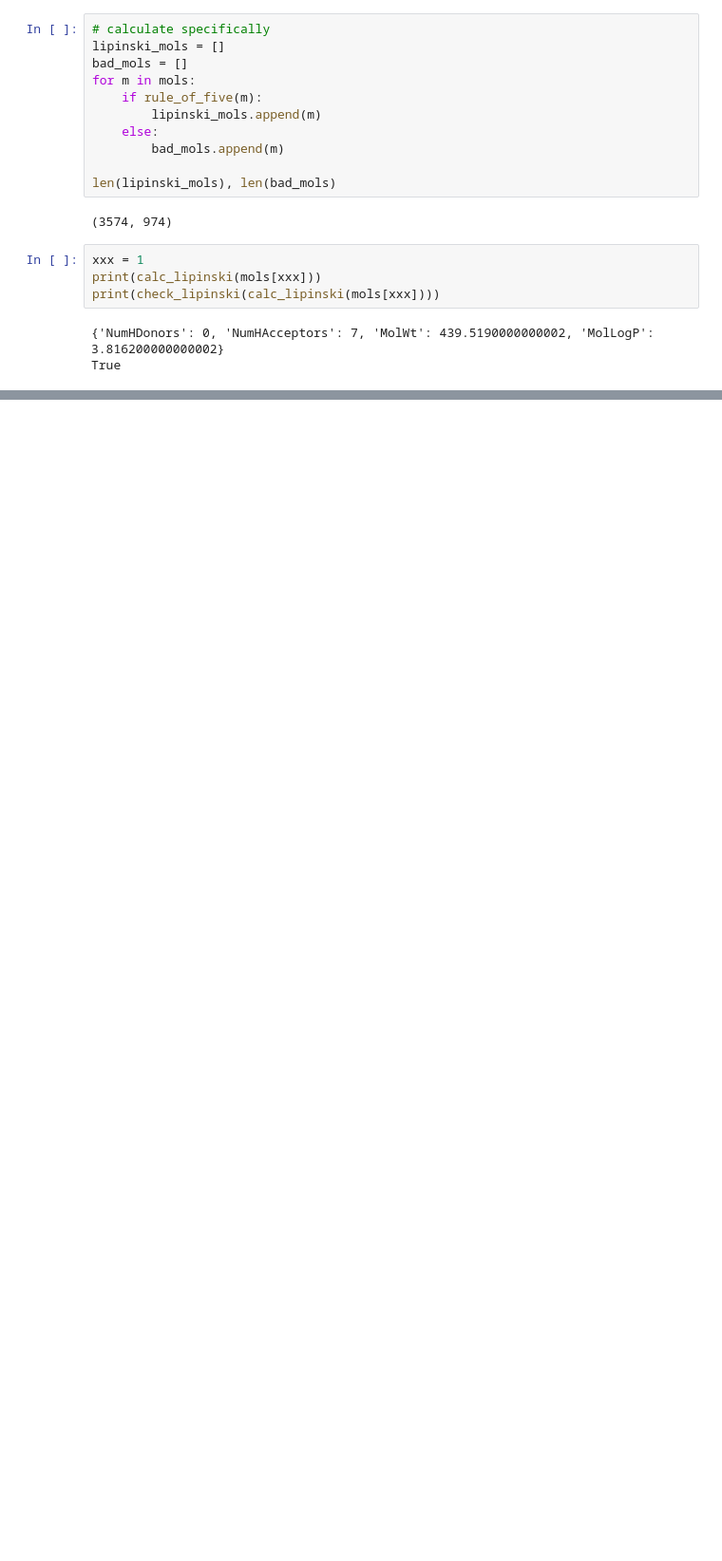
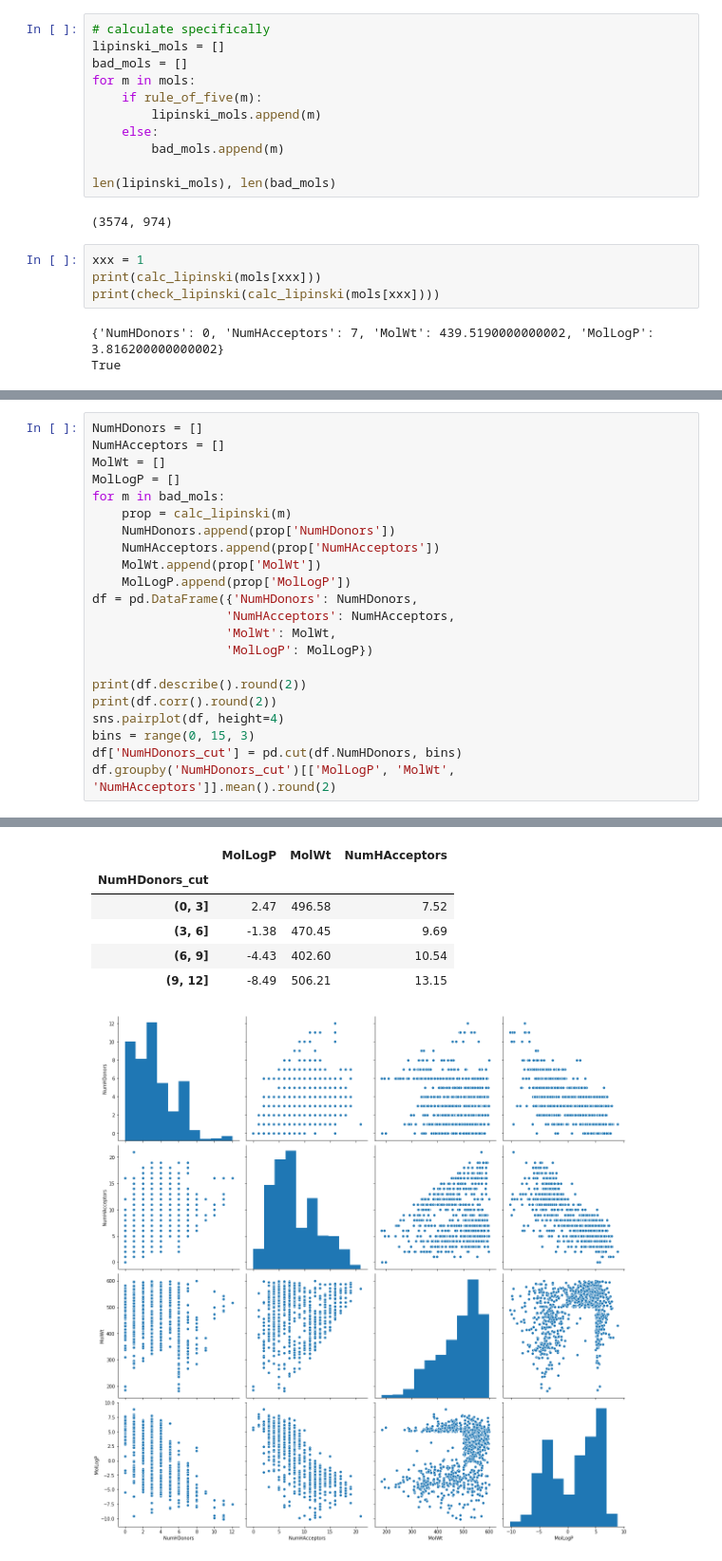
Before and after one commit to YoheiKoga/rdkittraining, a Jupyter notebook: 05_lipinski_rule.ipynb, the cells around one changed output, grey strips where cells are left out. Shown at 95% size. Saved outputs shown, nothing was run; the diff lists cells and outputs as text; blank space fills up the shorter version.

```diff
--- a/05_lipinski_rule.ipynb
+++ b/05_lipinski_rule.ipynb
@@ -95,3 +99,26 @@ v.zoomTo()
 v.show()
 # %% [output]
 [interactive output not drawn]
+# %%
+NumHDonors = []
+NumHAcceptors = []
+MolWt = []
+MolLogP = []
+for m in bad_mols:
+    prop = calc_lipinski(m)
+    NumHDonors.append(prop['NumHDonors'])
+    NumHAcceptors.append(prop['NumHAcceptors'])
+    MolWt.append(prop['MolWt'])
+    MolLogP.append(prop['MolLogP'])
+df = pd.DataFrame({'NumHDonors': NumHDonors,
+                  'NumHAcceptors': NumHAcceptors,
+                  'MolWt': MolWt,
+                  'MolLogP': MolLogP})
+
+print(df.describe().round(2))
+print(df.corr().round(2))
+sns.pairplot(df, height=4)
+bins = range(0, 15, 3)
+df['NumHDonors_cut'] = pd.cut(df.NumHDonors, bins)
+df.groupby('NumHDonors_cut')[['MolLogP', 'MolWt', 'NumHAcceptors']].mean().round(2)
+# %% [output]
@@ -97,0 +139,7 @@ v.show()
+|  | MolLogP | MolWt | NumHAcceptors |
+| NumHDonors_cut |  |  |  |
+| (0, 3] | 2.47 | 496.58 | 7.52 |
+| (3, 6] | -1.38 | 470.45 | 9.69 |
+| (6, 9] | -4.43 | 402.60 | 10.54 |
+| (9, 12] | -8.49 | 506.21 | 13.15 |
+[figure, added]
```
Also changed, not shown: parts of 3 cells of this notebook.
